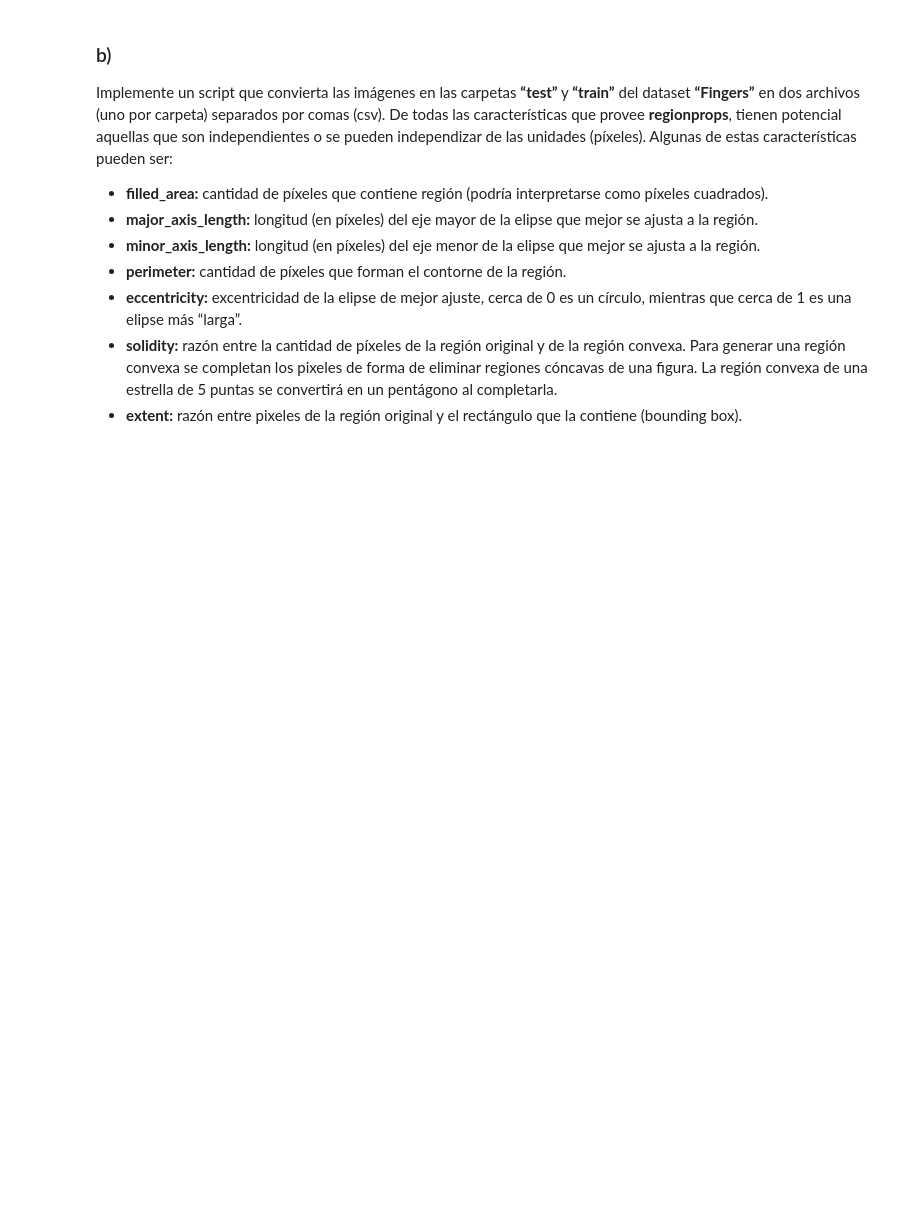
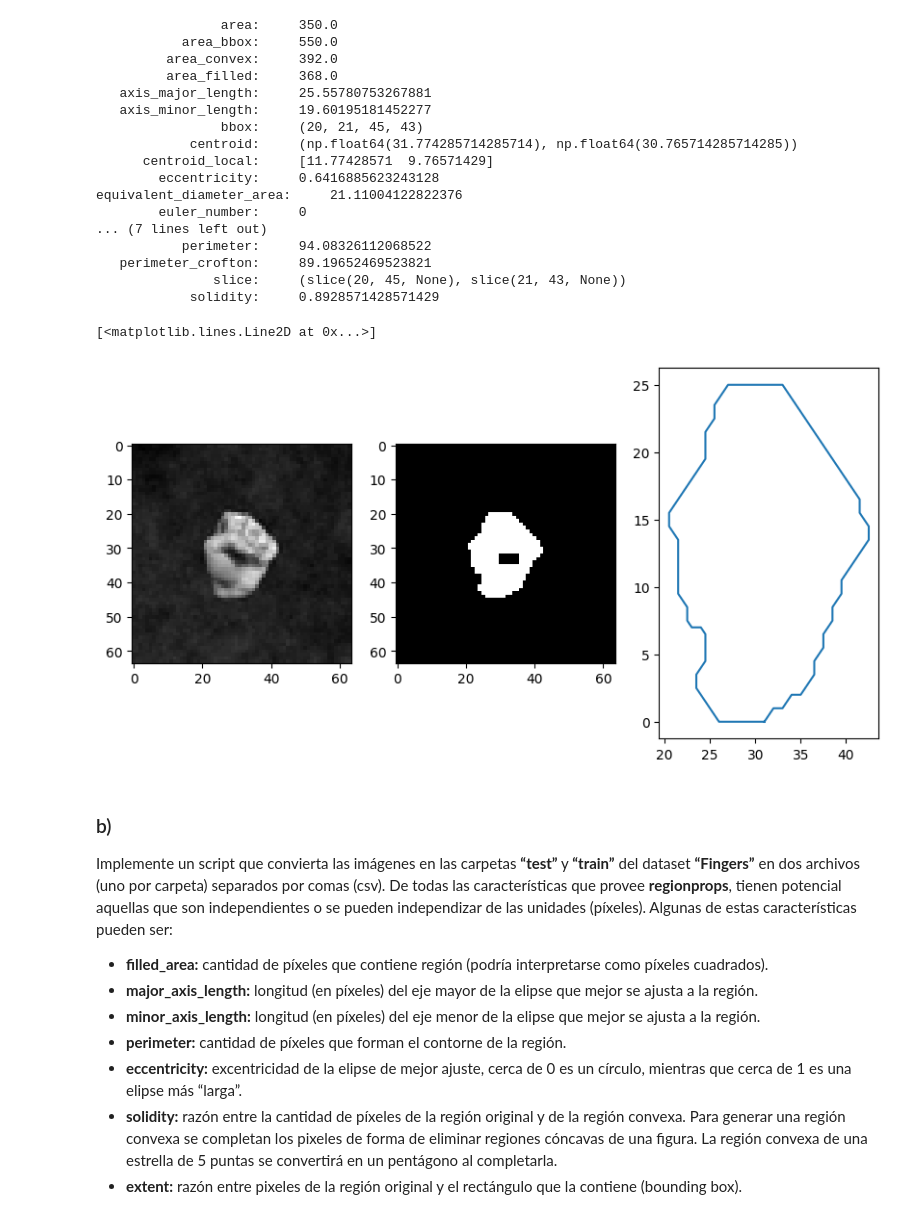
Before and after one commit to gonblas/deep-learning-unlp, a Jupyter notebook: Practicas/p4/10_Fingers.ipynb, the cells around one changed output. Drawn from its saved outputs; the diff is of its cells as text; code cells hidden in the pictures; blank space fills up the shorter version.

```diff
--- a/Practicas/p4/10_Fingers.ipynb
+++ b/Practicas/p4/10_Fingers.ipynb
@@ -13,6 +13,74 @@ Muchas veces se utilizan técnicas de procesamiento de imágenes para obtener ca
 ### a)
 
 Utilice la función **regionprops** de **SciKitLearn** con algunas imágenes de ejemplo del dataset para  experimentar con las distintas características que extrae de la imagen de la mano.
+# %%
+from skimage.measure import regionprops, find_contours
+
+from skimage.filters import threshold_otsu
+from skimage.morphology import closing, footprint_rectangle
+from skimage.segmentation import clear_border
+from skimage import io
+import matplotlib.pyplot as plt
+import matplotlib.patches as mpatches
+import plotly.graph_objects as go
+import pandas as pd
+import numpy as np
+
+DATOS_DIR = "../../Datos/"
+
+arch_img = DATOS_DIR + 'fingers/samples/0L.png'
+imagen = io.imread(arch_img)
+
+# busca umbral global con método estadístico de Otsu
+umbral = threshold_otsu(imagen)
+
+# binariza la imagen
+imagen_bn = (imagen > umbral)*1
+
+# cierra pequeños huecos/cortes que pudiera tener la imagen de la mano
+imagen_bn = closing(imagen_bn, footprint_rectangle((3, 3)))
+
+# remueve artefactos que pudiera tener la imagen en los bordes
+imagen_lista = clear_border(imagen_bn)
+
+# obtiene valores geométricos a partir de las regiones (objetos "aislados") en la imagen
+regiones = regionprops(imagen_lista)
+
+# datos de la primera región. Debería ser la única si la mano fue segmentada correctamente
+region = regiones[0]
+
+for prop in region:
+  if prop not in ['convex_image', 'coords', 'image_filled', 'image', 'image_convex', 'moments', 'moments_central', 'moments_normalized', 'moments_hu']:
+    print('%20s:    '% prop, region[prop])
+
+fig, axs = plt.subplots(1,3, figsize=(10,5))
+axs[0].imshow(imagen, cmap='gray')
+axs[1].imshow(imagen_bn, cmap='gray')
+
+contour = find_contours(imagen_bn, 0.5)[0]
+y, x = contour.T
+
+axs[2].plot(x, y.max()-y)
+# %% [output]
+                area:     350.0
+           area_bbox:     550.0
+         area_convex:     392.0
+         area_filled:     368.0
+   axis_major_length:     25.55780753267881
+   axis_minor_length:     19.60195181452277
+                bbox:     (20, 21, 45, 43)
+            centroid:     (np.float64(31.774285714285714), np.float64(30.765714285714285))
+      centroid_local:     [11.77428571  9.76571429]
+        eccentricity:     0.6416885623243128
+equivalent_diameter_area:     21.11004122822376
+        euler_number:     0
+... (7 lines left out)
+           perimeter:     94.08326112068522
+   perimeter_crofton:     89.19652469523821
+               slice:     (slice(20, 45, None), slice(21, 43, None))
+            solidity:     0.8928571428571429
+[<matplotlib.lines.Line2D at 0x...>]
+[figure, added]
 # %% [markdown]
 
 ### b)
```
Also changed, not shown: parts of 3 cells of this notebook, 7 other files.
